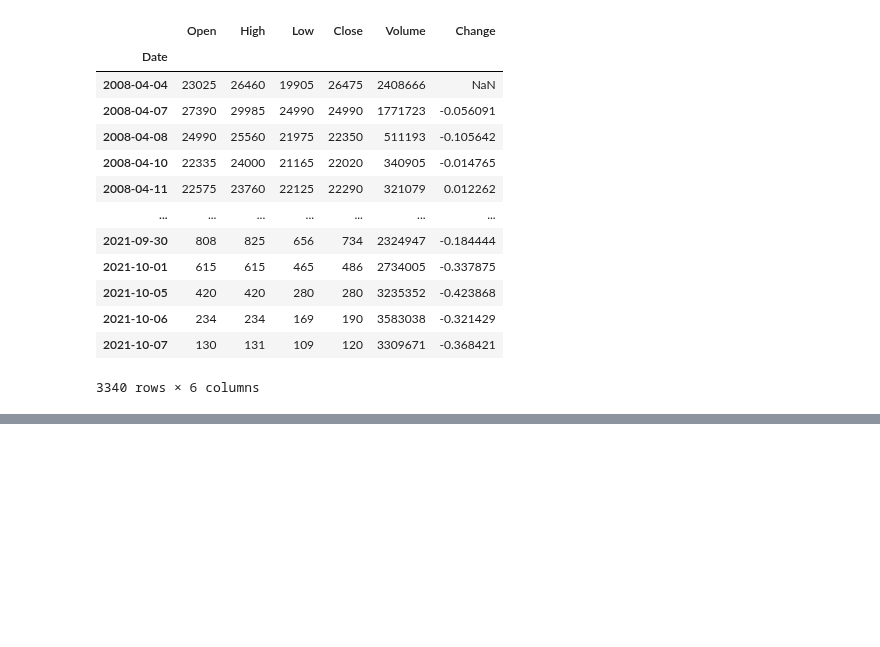
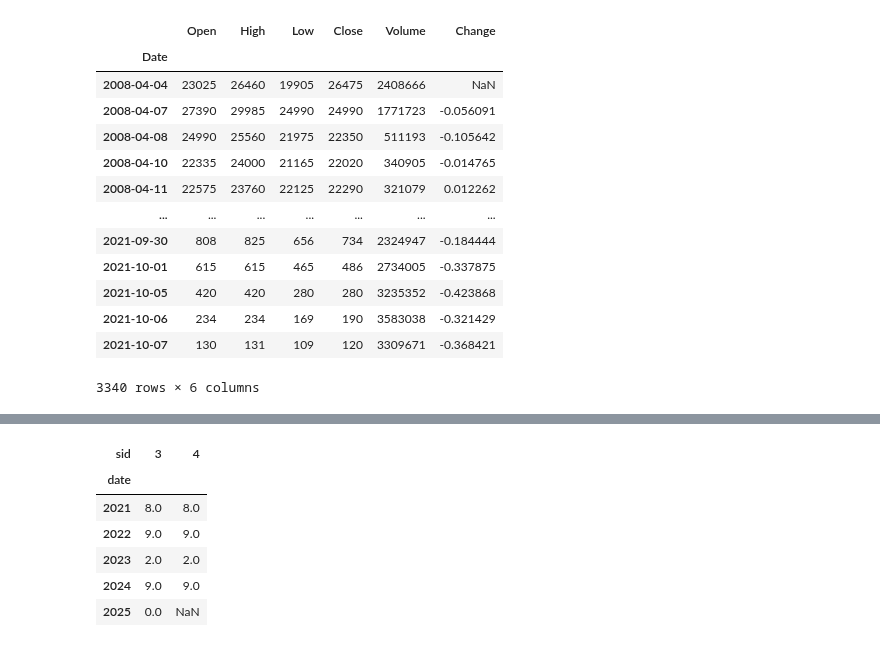
Before and after one commit to jaepil-choi/korquanttools, a Jupyter notebook: nh.ipynb, the cells around one changed output, grey strips where cells are left out. Drawn from its saved outputs; the diff is of its cells as text; code cells hidden in the pictures; blank space fills up the shorter version.

```diff
--- a/nh.ipynb
+++ b/nh.ipynb
@@ -181,0 +233,25 @@ fdr.DataReader("087730")
+# %%
+d = pd.DataFrame([
+    [2021, 3, 8],
+    [2022, 3, 9],
+    [2023, 3, 2],
+    [2024, 3, 9],
+    [2025, 3, 0],
+
+    [2021, 4, 8],
+    [2022, 4, 9],
+    [2023, 4, 2],
+    [2024, 4, 9],
+    # [2025, 4, 0],
+])
+d.columns = ["date", "sid", "value"]
+# %%
+d.pivot(index="date", columns="sid", values="value")
+# %% [output]
+| sid | 3 | 4 |
+| date |  |  |
+| 2021 | 8.0 | 8.0 |
+| 2022 | 9.0 | 9.0 |
+| 2023 | 2.0 | 2.0 |
+| 2024 | 9.0 | 9.0 |
+| 2025 | 0.0 | NaN |
```
Also changed, not shown: parts of 18 cells of this notebook.
